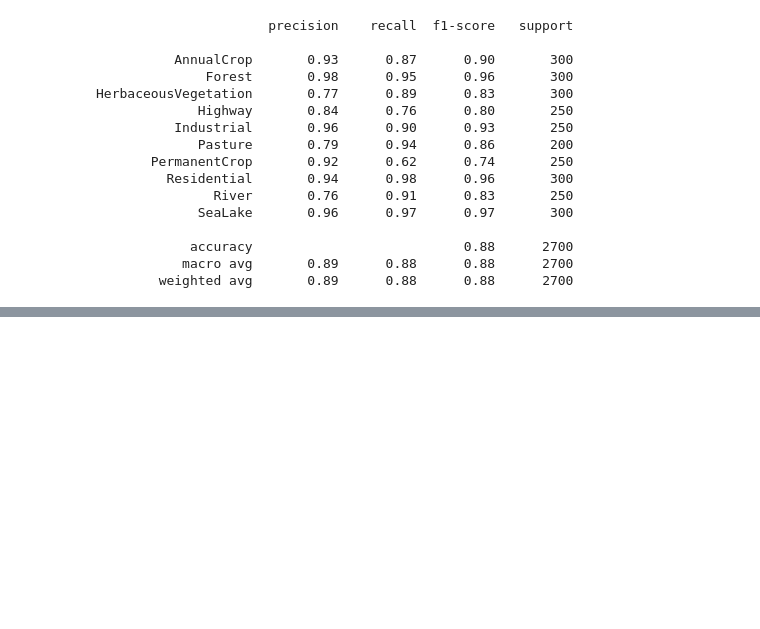
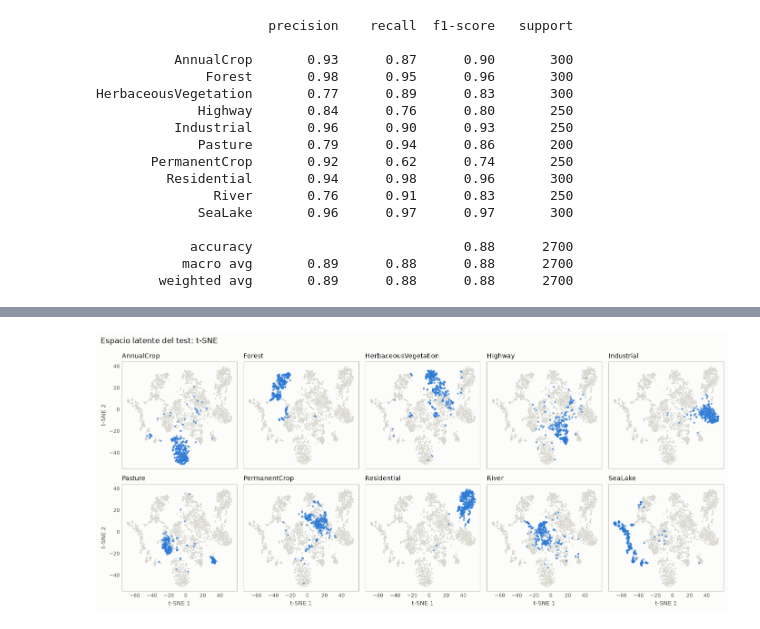
Before and after one commit to Kasssio/TD6-TP3, a Jupyter notebook: model.ipynb, the cells around one changed output, grey strips where cells are left out. Saved outputs shown, nothing was run; the diff lists cells and outputs as text; code cells hidden in the pictures; blank space fills up the shorter version.

```diff
--- a/model.ipynb
+++ b/model.ipynb
@@ -345,0 +374,32 @@ print(ConfusionMatrixDisplay.from_predictions(y_true, y_pred))
+# %%
+clases = ['AnnualCrop', 'Forest', 'HerbaceousVegetation', 'Highway', 'Industrial',
+          'Pasture', 'PermanentCrop', 'Residential', 'River', 'SeaLake']
+
+def graficar_espacio_latente(coords, y, clases, titulo, xlabel, ylabel, archivo):
+    COLOR_CLASE, COLOR_RESTO = "#2a78d6", "#d8d7cf"
+    fig, axes = plt.subplots(2, 5, figsize=(14, 6.2), sharex=True, sharey=True, facecolor="#fcfcfb")
+
+    for i, (ax, clase) in enumerate(zip(axes.flat, clases)):
+        es_clase = y == i
+        ax.scatter(coords[~es_clase, 0], coords[~es_clase, 1], s=4, color=COLOR_RESTO, linewidths=0)
+        ax.scatter(coords[es_clase, 0], coords[es_clase, 1], s=9, color=COLOR_CLASE, alpha=0.7, linewidths=0)
+        ax.set_title(clase, loc="left", fontsize=10, color="#0b0b0b")
+        ax.set_facecolor("#fcfcfb")
+        ax.tick_params(colors=TINTA, length=0, labelsize=8)
+        for lado in ax.spines.values():
+            lado.set_color(EJE)
+
+    for ax in axes[1]:
+        ax.set_xlabel(xlabel, color=TINTA, fontsize=9)
+    for ax in axes[:, 0]:
+        ax.set_ylabel(ylabel, color=TINTA, fontsize=9)
+
+    fig.suptitle(titulo, x=0.01, ha="left", fontsize=12, color="#0b0b0b")
+    fig.tight_layout()
+    fig.savefig(archivo, dpi=150, facecolor=fig.get_facecolor())
+    plt.show()
+
+graficar_espacio_latente(X_tsne, y, clases, "Espacio latente del test: t-SNE",
+                         "t-SNE 1", "t-SNE 2", "latente_tsne.png")
+# %% [output]
+[figure, added]
```
Also changed, not shown: parts of 5 cells of this notebook, 4 other files.
